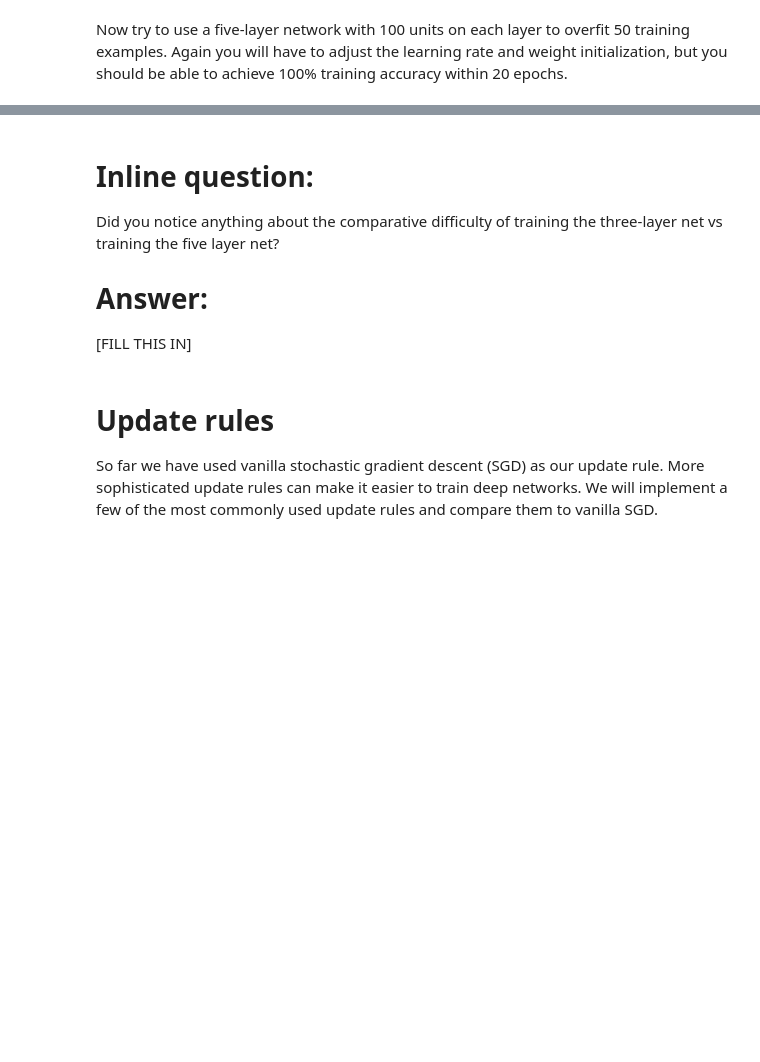
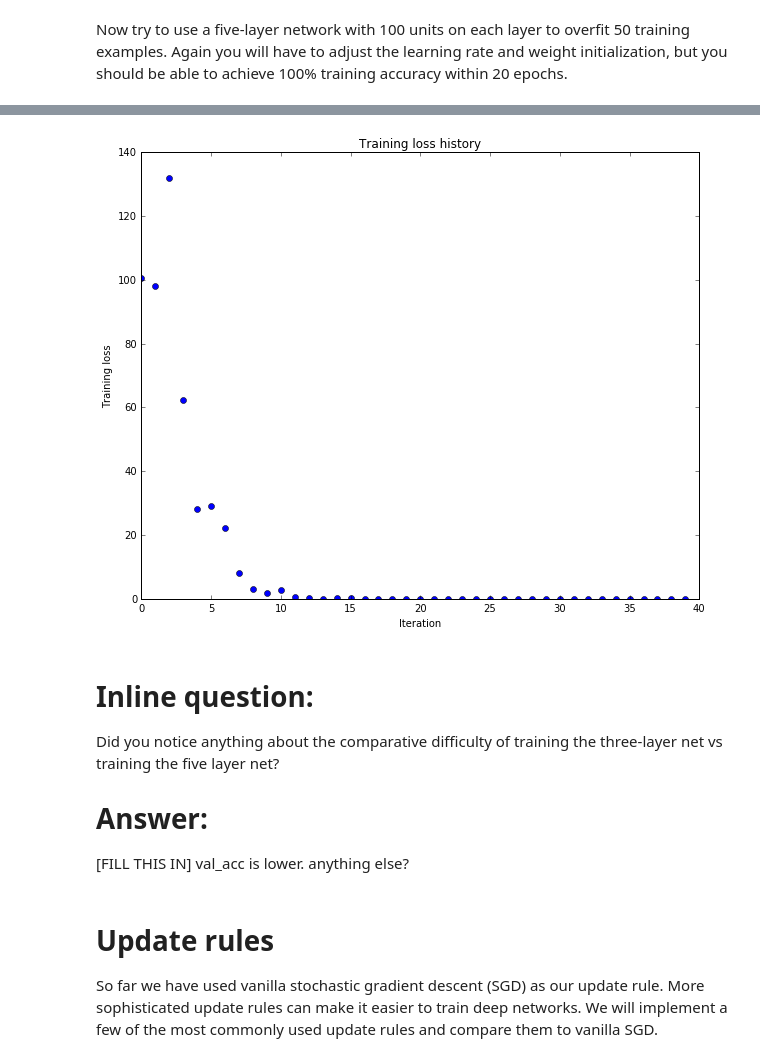
Before and after one commit to scinart/cs231n, a Jupyter notebook: assignment2/FullyConnectedNets.ipynb, the cells around one changed output, grey strips where cells are left out. Saved outputs shown, nothing was run; the diff lists cells and outputs as text; code cells hidden in the pictures; blank space fills up the shorter version.

```diff
--- a/assignment2/FullyConnectedNets.ipynb
+++ b/assignment2/FullyConnectedNets.ipynb
@@ -447,7 +483,7 @@ small_data = {
 }
 
 learning_rate = 1e-3
-weight_scale = 1e-5
+weight_scale = 1e-1
 model = FullyConnectedNet([100, 100, 100, 100],
                 weight_scale=weight_scale, dtype=np.float64)
 solver = Solver(model, small_data,
@@ -464,3 +500,4 @@ plt.title('Training loss history')
 plt.xlabel('Iteration')
 plt.ylabel('Training loss')
 plt.show()
+# %% [output]
@@ -467,9 +521,11 @@ plt.show()
+[figure, added]
 # %% [markdown]
 # Inline question:
 Did you notice anything about the comparative difficulty of training the three-layer net vs training the five layer net?
 
 # Answer:
 [FILL THIS IN]
+val_acc is lower. anything else?
 # %% [markdown]
 # Update rules
 So far we have used vanilla stochastic gradient descent (SGD) as our update rule. More sophisticated update rules can make it easier to train deep networks. We will implement a few of the most commonly used update rules and compare them to vanilla SGD.
```
Also changed, not shown: parts of 11 cells of this notebook, 2 other files.
